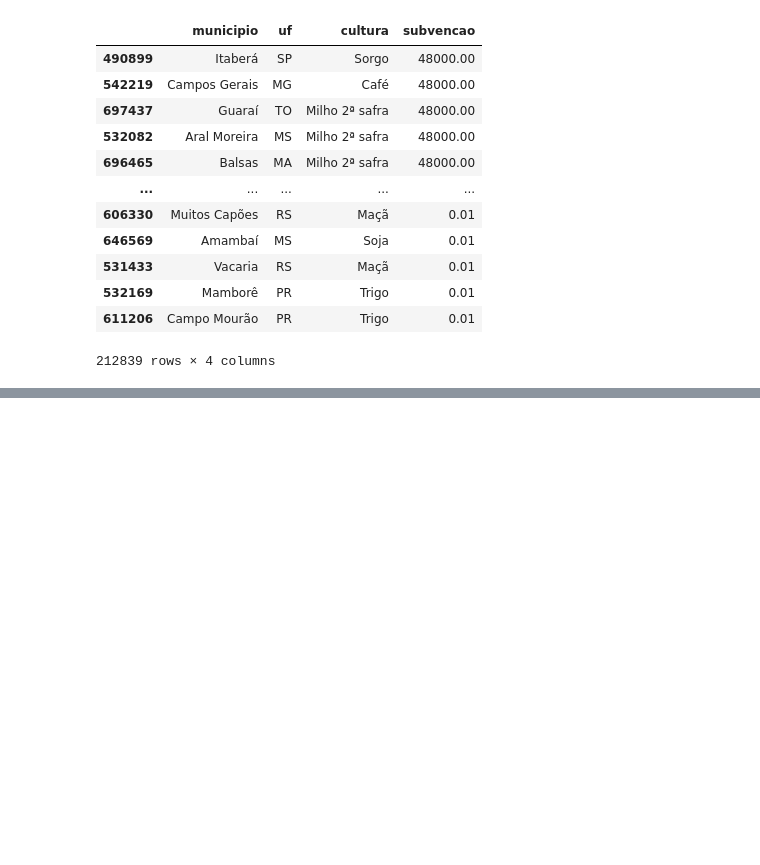
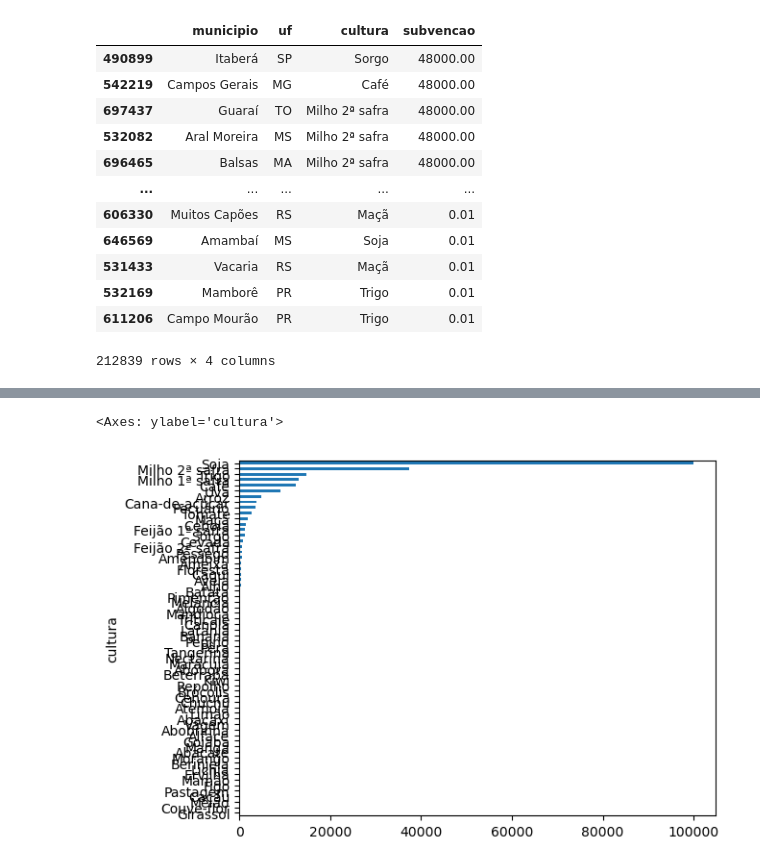
Before and after one commit to LucasPassoni/data-cleaning-eda, a Jupyter notebook: script.ipynb, the cells around one changed output, grey strips where cells are left out. Drawn from its saved outputs; the diff is of its cells as text; code cells hidden in the pictures; blank space fills up the shorter version.

Commit message:
Novos gráficos, visao geral dos dados

```diff
--- a/script.ipynb
+++ b/script.ipynb
@@ -563,4 +563,5 @@ df.to_excel("seguro-rural-limpo-2016-2021.xlsx", index = False)
 #df.to_excel("seguro-rural-2021.csv", index=False, encoding='latin1')
 # %%
 #verificar se os dados serão lidos corretamente
-dados = pd.read_excel("seguro-rural-2016-2021.xlsx")
+#com os dados limpos, vamos fazer a análise Exploratória
+df = pd.read_excel("seguro-rural-limpo-2016-2021.xlsx")
@@ -566,0 +667,20 @@ dados = pd.read_excel("seguro-rural-2016-2021.xlsx")
+# %%
+#trocando os nomes das ocorrencias de evento para melhorar a plotagem
+#o argumento da função é um dicionário
+df['evento'].replace({'0' : 'nenhum',
+                      'SECA' : 'seca',
+                      'GEADA': 'geada',
+                      'GRANIZO': 'granizo',
+                      'VENTOS  FORTES/FRIOS': 'ventos',
+                      'CHUVA  EXCESSIVA': 'chuva',
+                      'INCÊNDIO': 'incendio',
+                      'DEMAIS  CAUSAS': 'demais causas',
+                      'VARIAÇÃO  EXCESSIVA  DE  TEMPERATURA': 'temperatura',
+                      'RAIO': 'raio',
+                      'MORTE': 'morte',
+                      'INUNDAÇÃO/TROMBA  D´ÁGUA': 'inundacao',
+                      'VARIAÇÃO  DE  PREÇO': 'var. preco',
+                      'DOENÇAS  E  PRAGAS': 'doenças',
+                      'QUEDA  DE  PARREIRAL': 'queda parreiral',
+                      'PERDA  DE  QUALIDADE': 'perda qualidade',
+                      'REPLANTIO': 'replantio'}, inplace=True)
@@ -566,0 +706,6 @@ dados = pd.read_excel("seguro-rural-2016-2021.xlsx")
+# %%
+#trocar de maíusculas pra minúsculas
+df['tipo_prod'].replace({ 'CUSTEIO': 'custeio',
+                          'PRODUTIVIDADE': 'produtividade',
+                          'PECUÁRIO': 'pecuario',
+                          'FLORESTAS': 'florestas'}, inplace=True)
@@ -566,0 +806,6 @@ dados = pd.read_excel("seguro-rural-2016-2021.xlsx")
+# %%
+#quantidade de apolices por cultura
+df['cultura'].value_counts(ascending=True).plot.barh()
+# %% [output]
+<Axes: ylabel='cultura'>
+[figure, added]
```
Also changed, not shown: parts of 27 cells of this notebook, 2 other files.
